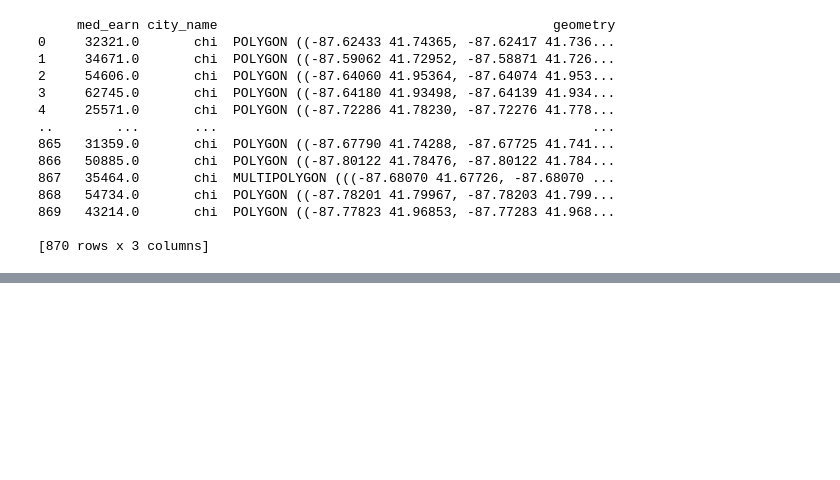
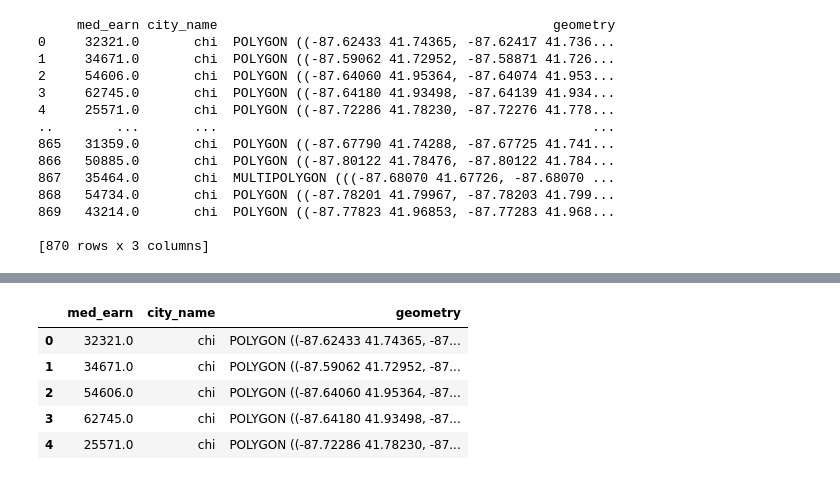
Before and after one commit to fiiion/GISIII_Final_Project, a Jupyter notebook: pysal_inc_clustering/inc_clustering_with_pysal.ipynb, the cells around one changed output, grey strips where cells are left out. Drawn from its saved outputs; the diff is of its cells as text; code cells hidden in the pictures; blank space fills up the shorter version.

```diff
--- a/pysal_inc_clustering/inc_clustering_with_pysal.ipynb
+++ b/pysal_inc_clustering/inc_clustering_with_pysal.ipynb
@@ -92,0 +70,11 @@ plt.show()
+# %%
+# viewing the data the proper way
+
+chi_inc.head()
+# %% [output]
+|  | med_earn | city_name | geometry |
+| 0 | 32321.0 | chi | POLYGON ((-87.62433 41.74365, -87... |
+| 1 | 34671.0 | chi | POLYGON ((-87.59062 41.72952, -87... |
+| 2 | 54606.0 | chi | POLYGON ((-87.64060 41.95364, -87... |
+| 3 | 62745.0 | chi | POLYGON ((-87.64180 41.93498, -87... |
+| 4 | 25571.0 | chi | POLYGON ((-87.72286 41.78230, -87... |
```
Also changed, not shown: parts of 19 cells of this notebook.
